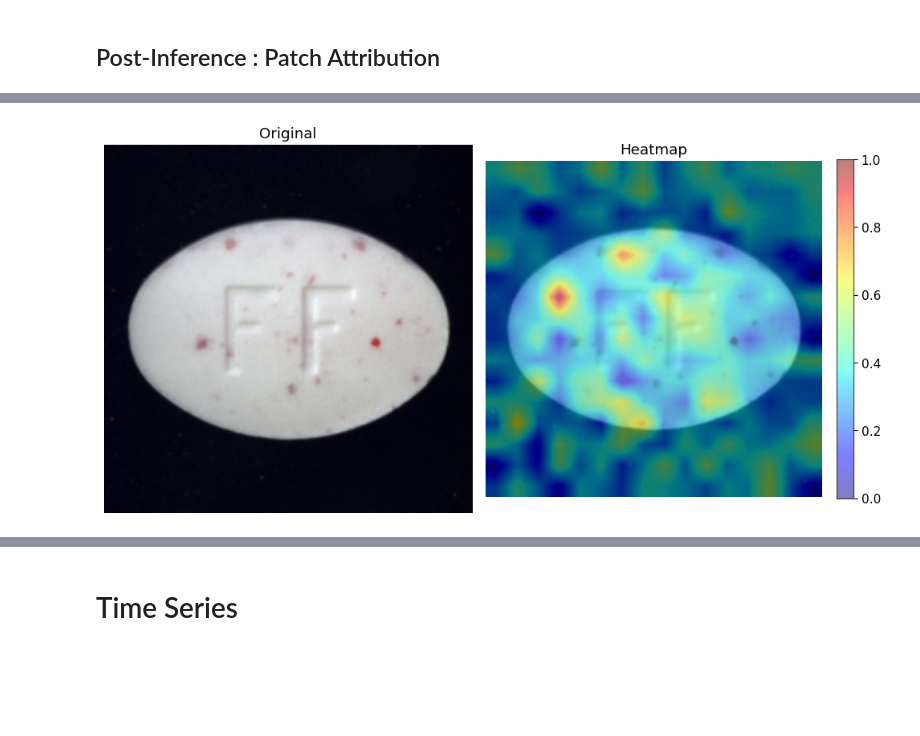
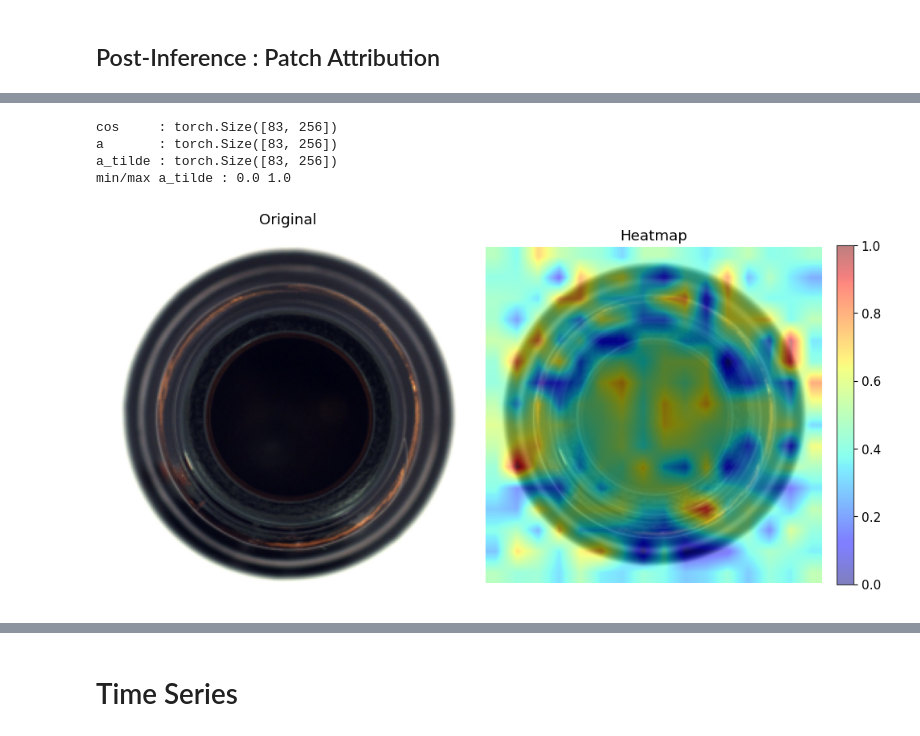
Before and after one commit to AmineYK/What-if-Flocat-were-truly-generic-and-agnostic, a Jupyter notebook: exploration.ipynb, the cells around one changed output, grey strips where cells are left out. Drawn from its saved outputs; the diff is of its cells as text; code cells hidden in the pictures; blank space fills up the shorter version.

```diff
--- a/exploration.ipynb
+++ b/exploration.ipynb
@@ -196,17 +196,21 @@ plt.show()
 # %% [markdown]
 ## Post-Inference : Patch Attribution
 # %%
-times = torch.linspace(0, 1, 6)
+t = 1.0
+time_ = torch.tensor(t).repeat(X_test.shape[0]).to(device)
+v_sentence, v_patchs, _, pool_attn = flocatformer.model(X_test.to(device), time_, attentions_test_mask.to(device), True)
 
-all_v_patchs = []
-all_v_sentence = []
+# times = torch.linspace(0, 1, 6)
 
-for t in times:
-    time_ = torch.tensor(t).repeat(X_test.shape[0]).to(device)
-    v_sentence, v_tokens, _, _  = flocatformer.model(X_test.to(device), time_, attentions_test_mask.to(device), True)
-    all_v_patchs.append(v_tokens)
-    all_v_sentence.append(v_sentence)
+# all_v_patchs = []
+# all_v_sentence = []
 
-all_v_patchs = torch.stack(all_v_patchs)
-all_v_sentence = torch.stack(all_v_sentence)
+# for t in times:
+#     time_ = torch.tensor(t).repeat(X_test.shape[0]).to(device)
+#     v_sentence, v_tokens, _, _  = flocatformer.model(X_test.to(device), time_, attentions_test_mask.to(device), True)
+#     all_v_patchs.append(v_tokens)
+#     all_v_sentence.append(v_sentence)
+
+# all_v_patchs = torch.stack(all_v_patchs)
+# all_v_sentence = torch.stack(all_v_sentence)
 # %%
@@ -222,3 +326,17 @@ torch.Size([167, 256])
+# %%
+scores = token_importance_scores(v_patchs, v_sentence)
+
+print("cos     :", scores["cos"].shape)
+print("a       :", scores["a"].shape)
+print("a_tilde :", scores["a_tilde"].shape)
+print("min/max a_tilde :", scores["a_tilde"].min().item(), scores["a_tilde"].max().item())
+
+patchs_effort = scores["a_tilde"]
+# %% [output]
+cos     : torch.Size([83, 256])
+a       : torch.Size([83, 256])
+a_tilde : torch.Size([83, 256])
+min/max a_tilde : 0.0 1.0
 # %%
 N, num_patches, C = X_test.shape
 H = W = int(num_patches ** 0.5)
@@ -258,36 +375,36 @@ def show_heatmap(image_tensor, heatmap_tensor, alpha=0.5):
     heatmap_np = (heatmap_np - heatmap_np.min()) / (
         heatmap_np.max() - heatmap_np.min() + 1e-8
     )
 
     fig, axes = plt.subplots(1, 2, figsize=(10, 5))
 
     axes[0].imshow(image_np)
     axes[0].set_title("Original")
     axes[0].axis("off")
 
     axes[1].imshow(image_np)
     im = axes[1].imshow(heatmap_np, cmap="jet", alpha=alpha)
     axes[1].set_title("Heatmap")
     axes[1].axis("off")
 
     fig.colorbar(im, ax=axes[1], fraction=0.046, pad=0.04)
 
     plt.tight_layout()
     plt.show()
 
 
-path = "/home/2017025/ayouce01/FLOCAT-GENAGN/What-if-Flocat-were-truly-generic-and-agnostic/data/mv_tec_ad/pill/test/color/000.png"
+path = "/home/2017025/ayouce01/FLOCAT-GENAGN/What-if-Flocat-were-truly-generic-and-agnostic/data/mv_tec_ad/bottle/test/good/018.png"
 
 transform = transforms.Compose([
     transforms.Resize((256, 256)),
     transforms.ToTensor()
 ])
 
 image_tensor = transform(Image.open(path).convert("RGB"))
 
-show_heatmap(image_tensor, heatmap[0])
+show_heatmap(image_tensor, heatmap[-2])
 # %% [output]
-[figure, old version]
+[figure, new version]
 # %%
 data_test['paths'][-1]
 # %% [output]
```
Also changed, not shown: parts of 5 cells of this notebook.
